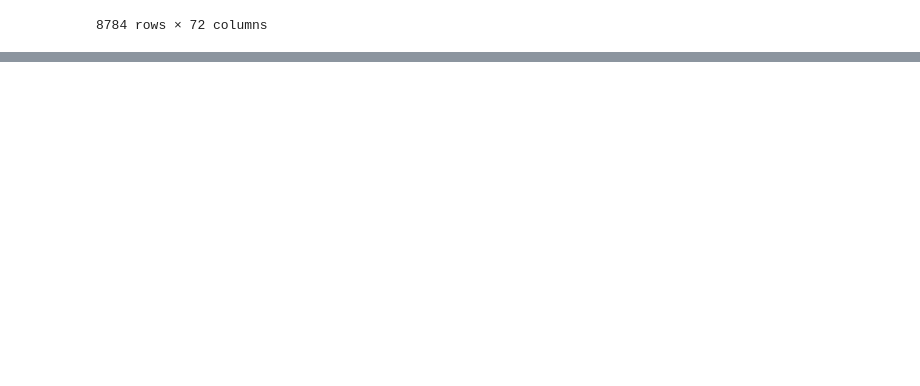
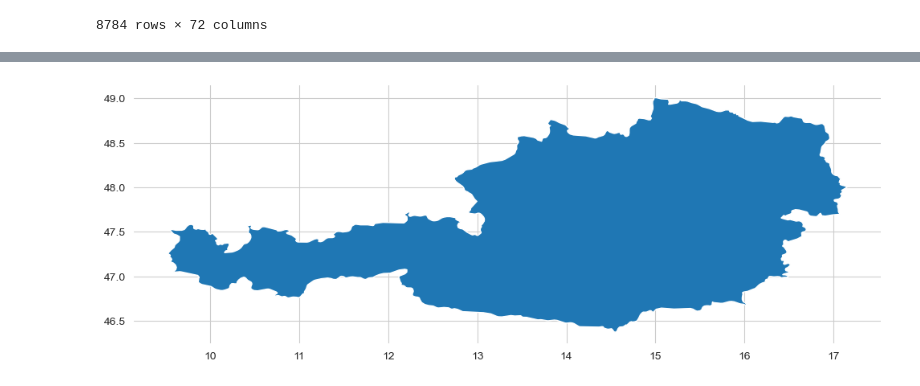
Before and after one commit to TheaGorzelak/Preproject-Masters, a Jupyter notebook: CMIP6 testing Jupyter notebooks/ERA-5 (atlite) vs historical data (ENTSO-E) for all European countries.ipynb, the cells around one changed output, grey strips where cells are left out. Drawn from its saved outputs; the diff is of its cells as text; code cells hidden in the pictures; blank space fills up the shorter version.

```diff
--- a/CMIP6 testing Jupyter notebooks/ERA-5 (atlite) vs historical data (ENTSO-E) for all European countries.ipynb
+++ b/CMIP6 testing Jupyter notebooks/ERA-5 (atlite) vs historical data (ENTSO-E) for all European countries.ipynb
@@ -295,0 +396,10 @@ hydro_2016
+# %%
+# DEFINING SHAPE OF AUSTRIA
+shpfilename = shpreader.natural_earth(
+        resolution="10m",category="cultural",name="admin_0_countries")
+
+reader = shpreader.Reader(shpfilename)
+Austria = gpd.GeoSeries(
+    {r.attributes["NAME_EN"]:r.geometry for r in reader.records()},
+    crs={"init":"epsg:4326"},
+).reindex(["Austria"])
@@ -295,0 +462,8 @@ hydro_2016
+# %%
+Austria_fig = gpd.GeoSeries(
+    {r.attributes["NAME_EN"]: r.geometry for r in reader.records()},
+    crs={"init": "epsg:4326"},
+).reindex(["Austria"]).plot(figsize=(12, 8),aspect="equal")
+Austria_fig.set_frame_on(False)
+# %% [output]
+[figure, added]
```
Also changed, not shown: parts of 45 cells of this notebook, 5 other files.
